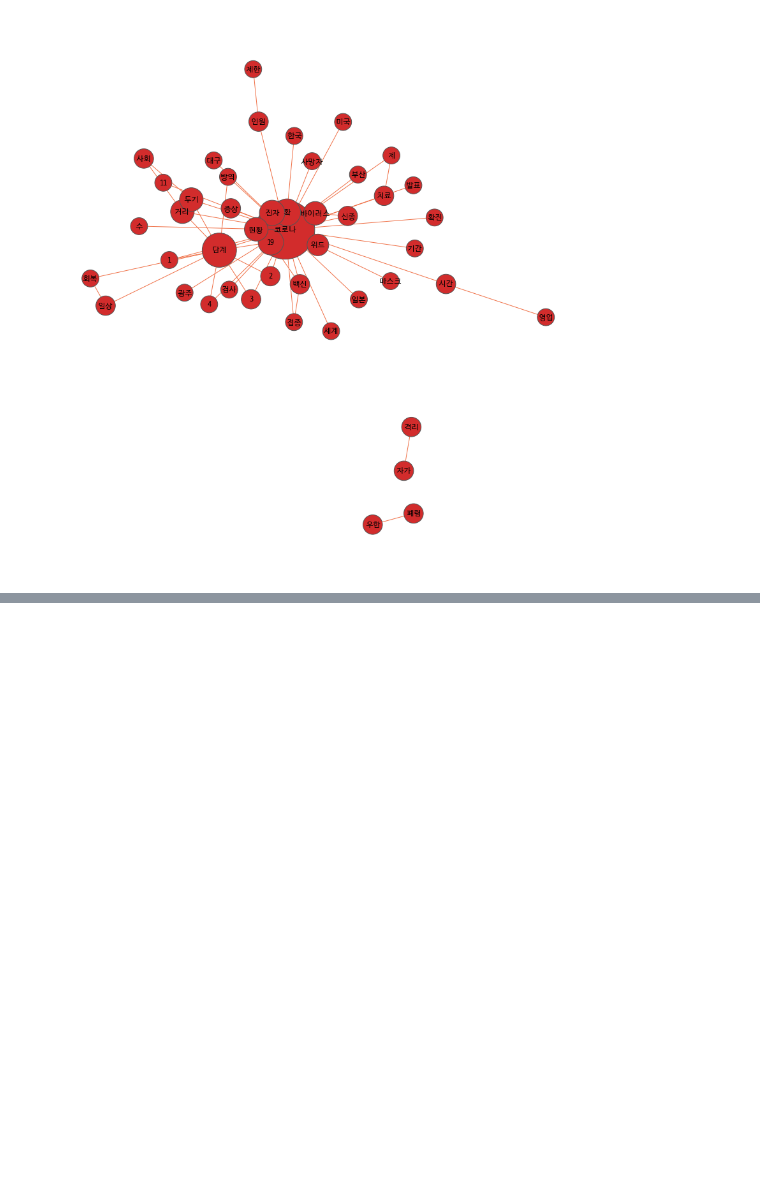
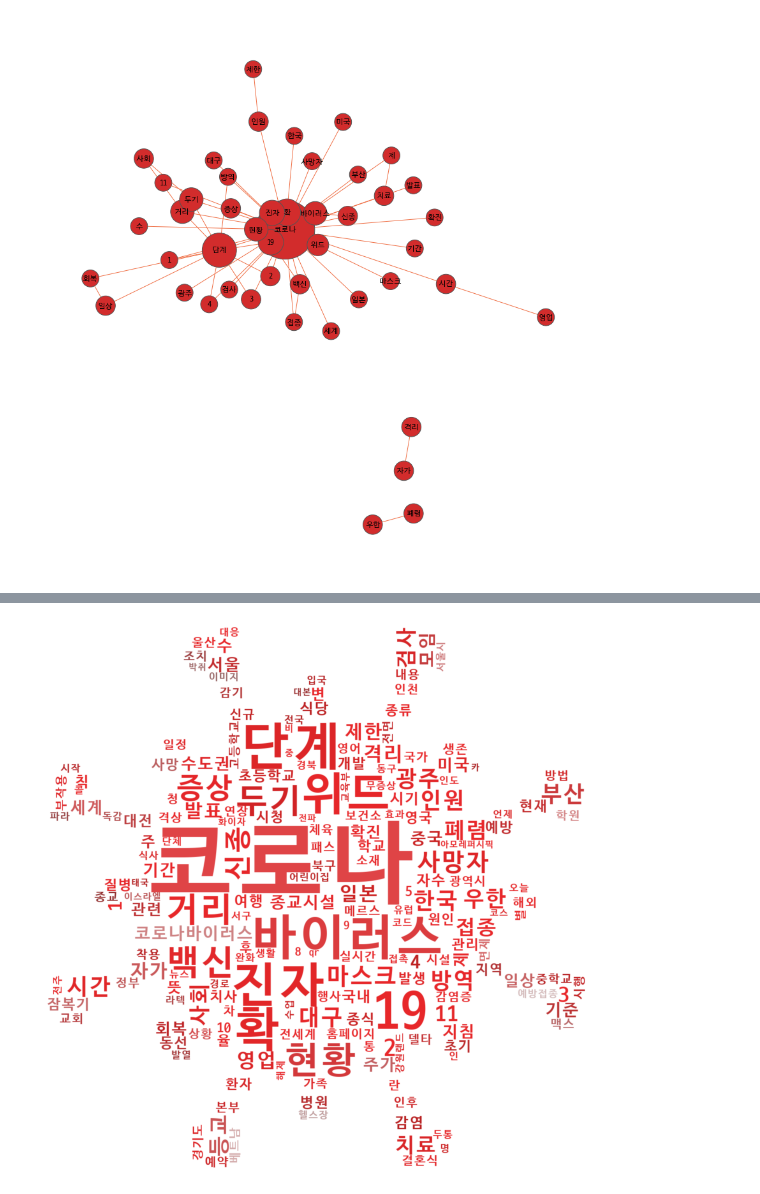
Before and after one commit to uowol/develop_on_linux, a Jupyter notebook: develop/python/text_network/text_network.ipynb, the cells around one changed output, grey strips where cells are left out. Saved outputs shown, nothing was run; the diff lists cells and outputs as text; code cells hidden in the pictures; blank space fills up the shorter version.

```diff
--- a/develop/python/text_network/text_network.ipynb
+++ b/develop/python/text_network/text_network.ipynb
@@ -256,0 +273,21 @@ plt.show()
+# %%
+from PIL import Image
+from wordcloud import ImageColorGenerator
+
+def plot_cloud(wordcloud):
+    # Set figure size
+    plt.figure(figsize=(10, 10))
+    # Display image
+    plt.imshow(wordcloud)
+    plt.axis("off");
+
+image_mask = np.array(Image.open('mask.jpg'))
+image_colors = ImageColorGenerator(image_mask)
+
+wordcloud = WordCloud(width = 1000, height = 1000,
+    random_state=1, background_color='white', font_path=path,
+    colormap='Set2', collocations=False, mask=image_mask).generate_from_frequencies(word_num)
+plot_cloud(wordcloud.recolor(color_func=image_colors))
+plt.savefig('wordcloud.png')
+# %% [output]
+[figure, added]
```
Also changed, not shown: parts of 2 cells of this notebook, 5 other files.
